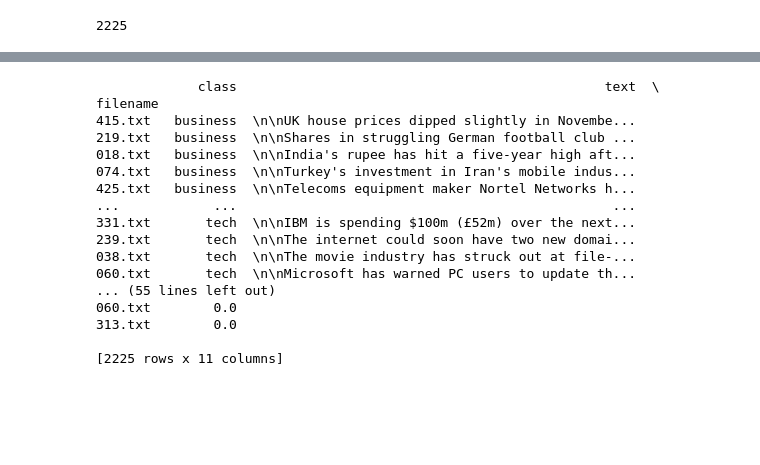
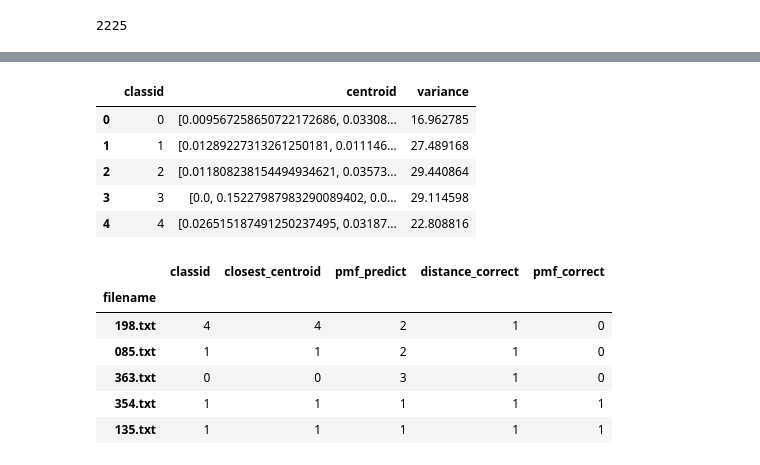
Before and after one commit to Nemit0/BBC-Centroid-Classification, a Jupyter notebook: bbc_analysis.ipynb, the cells around one changed output, grey strips where cells are left out. Saved outputs shown, nothing was run; the diff lists cells and outputs as text; code cells hidden in the pictures; blank space fills up the shorter version.

```diff
--- a/bbc_analysis.ipynb
+++ b/bbc_analysis.ipynb
@@ -315,3 +286,0 @@ centroid_df
-# %%
-def gaussian_pdf(x, variance:float, mean=0):
-    return (1 / np.sqrt(2 * np.pi * variance)) * np.exp(-0.5 * ((x - mean) ** 2) / variance)
@@ -318,27 +335,56 @@ def gaussian_pdf(x, variance:float, mean=0):
+# %%
+for i in range(5):
+    # Filter df for the current category
+    category_mask = train_df['classid'] == i
+
+    # Calculate variance of 'distance_to_centroid_i' for this category
+    variance = np.var(train_df.loc[category_mask, f"distance_to_centroid_{i}"])
+
+    # Assign calculated variance to the correct entry in centroid_df
+    centroid_df.loc[centroid_df['classid'] == i, 'variance'] = np.var(train_df.loc[category_mask, f"distance_to_centroid_{i}"])
+
+centroid_df.head()
+# %% [output]
+|  | classid | centroid | variance |
+| 0 | 0 | [0.009567258650722172686, 0.03308... | 16.962785 |
+| 1 | 1 | [0.01289227313261250181, 0.011146... | 27.489168 |
+| 2 | 2 | [0.011808238154494934621, 0.03573... | 29.440864 |
+| 3 | 3 | [0.0, 0.15227987983290089402, 0.0... | 29.114598 |
+| 4 | 4 | [0.026515187491250237495, 0.03187... | 22.808816 |
 # %%
-df['pmf_cat0'] = df['distance_to_centroid'].apply(lambda x: gaussian_pdf(x, centroid_df.iloc[0]['distance_variance']))
-df['pmf_cat1'] = df['distance_to_centroid'].apply(lambda x: gaussian_pdf(x, centroid_df.iloc[1]['distance_variance']))
-df['pmf_cat2'] = df['distance_to_centroid'].apply(lambda x: gaussian_pdf(x, centroid_df.iloc[2]['distance_variance']))
-df['pmf_cat3'] = df['distance_to_centroid'].apply(lambda x: gaussian_pdf(x, centroid_df.iloc[3]['distance_variance']))
-df['pmf_cat4'] = df['distance_to_centroid'].apply(lambda x: gaussian_pdf(x, centroid_df.iloc[4]['distance_variance']))
+df['pmf_cat0'] = df['distance_to_centroid_0'].apply(lambda x: float(gaussian_pdf(x, centroid_df.iloc[0]['variance'])))
+df['pmf_cat1'] = df['distance_to_centroid_1'].apply(lambda x: float(gaussian_pdf(x, centroid_df.iloc[1]['variance'])))
+df['pmf_cat2'] = df['distance_to_centroid_2'].apply(lambda x: float(gaussian_pdf(x, centroid_df.iloc[2]['variance'])))
+df['pmf_cat3'] = df['distance_to_centroid_3'].apply(lambda x: float(gaussian_pdf(x, centroid_df.iloc[3]['variance'])))
+df['pmf_cat4'] = df['distance_to_centroid_4'].apply(lambda x: float(gaussian_pdf(x, centroid_df.iloc[4]['variance'])))
+
+train_df = df.iloc[:train_size]
+test_df = df.iloc[train_size:]
 # %%
-print(df)
+df.head()
 df.to_csv('./test.csv')
-# %% [output]
-             class                                               text  \
-filename
-415.txt   business  \n\nUK house prices dipped slightly in Novembe...
-219.txt   business  \n\nShares in struggling German football club ...
-018.txt   business  \n\nIndia's rupee has hit a five-year high aft...
-074.txt   business  \n\nTurkey's investment in Iran's mobile indus...
-425.txt   business  \n\nTelecoms equipment maker Nortel Networks h...
-...            ...                                                ...
-331.txt       tech  \n\nIBM is spending $100m (£52m) over the next...
-239.txt       tech  \n\nThe internet could soon have two new domai...
-038.txt       tech  \n\nThe movie industry has struck out at file-...
-060.txt       tech  \n\nMicrosoft has warned PC users to update th...
-... (55 lines left out)
-060.txt        0.0
-313.txt        0.0
-
-[2225 rows x 11 columns]
+# %%
+data = df.copy()
+distance_cols = [col for col in data.columns if "distance_to_centroid_" in col]
+pmf_cols = [col for col in data.columns if "pmf_cat" in col]
+
+# Task 1: Finding the closest centroid
+data['closest_centroid'] = data[distance_cols].idxmin(axis=1).str.extract('(\d+)').astype(int)
+
+# Task 2: Finding the PMF category with the highest probability
+data['pmf_predict'] = data[pmf_cols].idxmax(axis=1).str.extract('(\d+)').astype(int)
+
+# Task 3: Comparison Columns
+data['distance_correct'] = (data['closest_centroid'] == data['classid']).astype(int)
+data['pmf_correct'] = (data['pmf_predict'] == data['classid']).astype(int)
+
+# Displaying the updated DataFrame with the new columns
+data[['classid', 'closest_centroid', 'pmf_predict', 'distance_correct', 'pmf_correct']].head()
+# %% [output]
+|  | classid | closest_centroid | pmf_predict | distance_correct | pmf_correct |
+| filename |  |  |  |  |  |
+| 198.txt | 4 | 4 | 2 | 1 | 0 |
+| 085.txt | 1 | 1 | 2 | 1 | 0 |
+| 363.txt | 0 | 0 | 3 | 1 | 0 |
+| 354.txt | 1 | 1 | 1 | 1 | 1 |
+| 135.txt | 1 | 1 | 1 | 1 | 1 |
```
Also changed, not shown: parts of 16 cells of this notebook, 2 other files.
